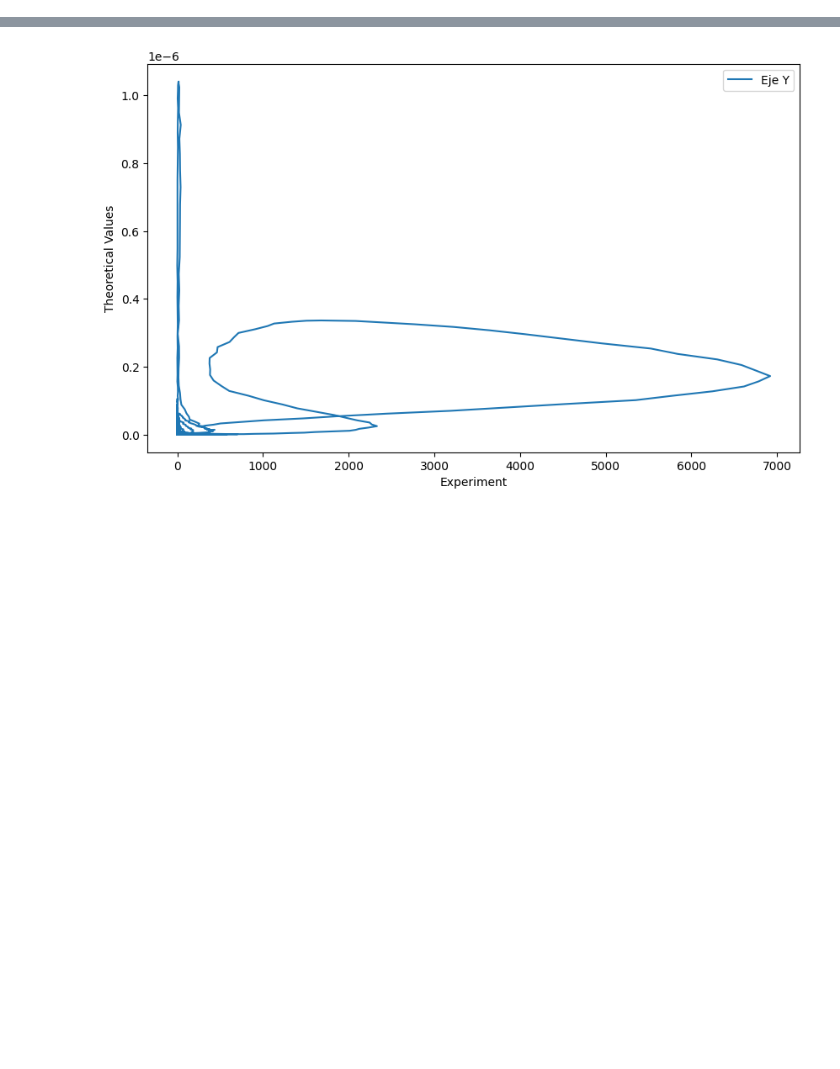
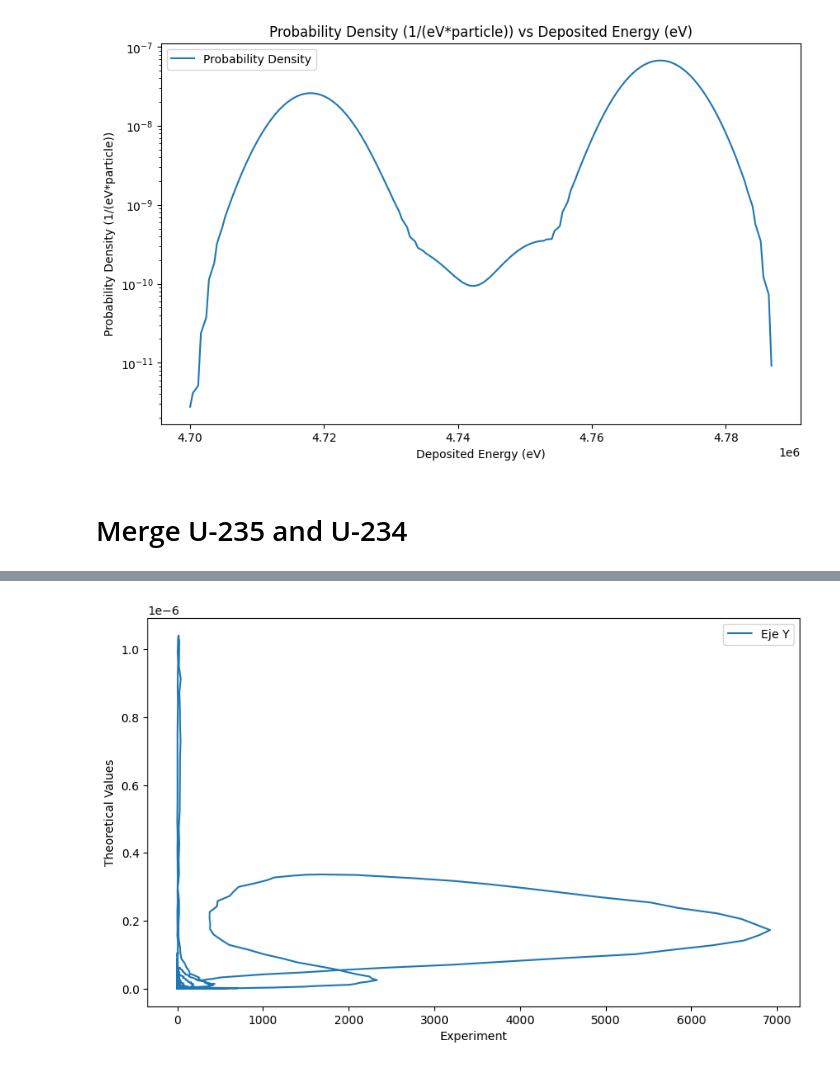
Before and after one commit to carlosherediapimienta/Collaboration_CIEMAT, a Jupyter notebook: U_235.ipynb, the cells around one changed output, grey strips where cells are left out. Cells and saved outputs as stored; diff of their text form; code cells hidden in the pictures; blank space fills up the shorter version.

```diff
--- a/U_235.ipynb
+++ b/U_235.ipynb
@@ -68,0 +61,16 @@ plt.show()
+# %%
+df_penhan_U234 = df_penhan[(df_penhan['Deposited Energy (eV)'] >= 4.7E6) & (df_penhan['Deposited Energy (eV)'] <= 4.787E6)].copy()
+df_penhan_U234.loc[:, 'Probability Density (1/(eV*particle))'] *= 0.05
+# %%
+plt.figure(figsize=(10, 6))
+plt.plot(df_penhan_U234['Deposited Energy (eV)'], df_penhan_U234['Probability Density (1/(eV*particle))'], label='Probability Density')
+plt.xlabel('Deposited Energy (eV)')
+plt.ylabel('Probability Density (1/(eV*particle))')
+plt.title('Probability Density (1/(eV*particle))' + ' vs Deposited Energy (eV)')
+plt.yscale('log')
+plt.legend()
+plt.show()
+# %% [output]
+[figure, added]
+# %% [markdown]
+# Merge U-235 and U-234
```
Also changed, not shown: parts of 15 cells of this notebook.
